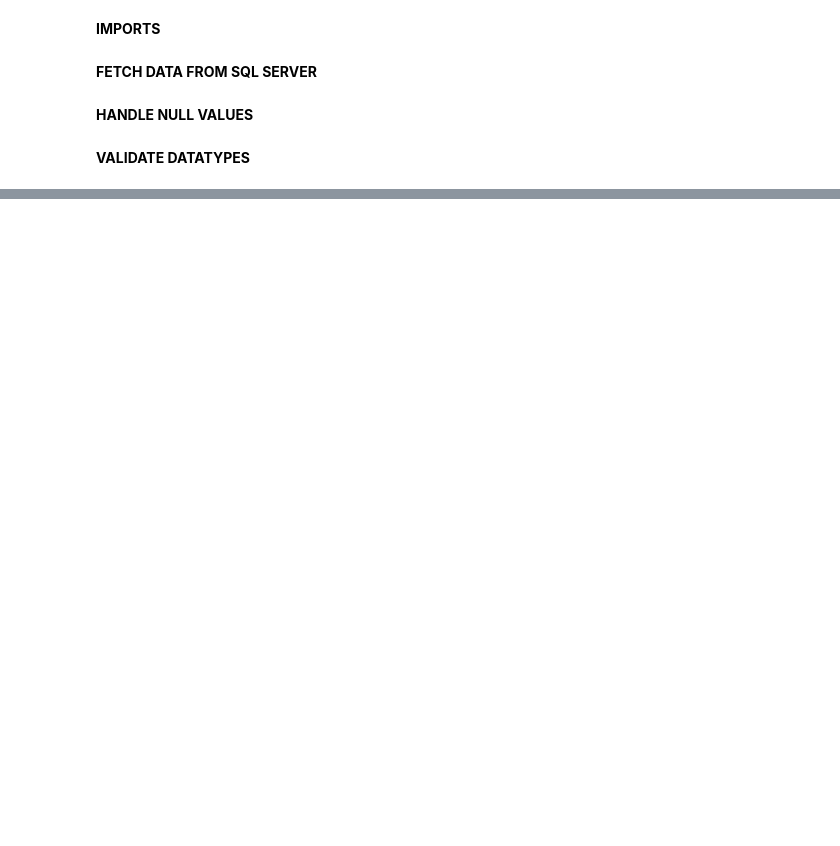
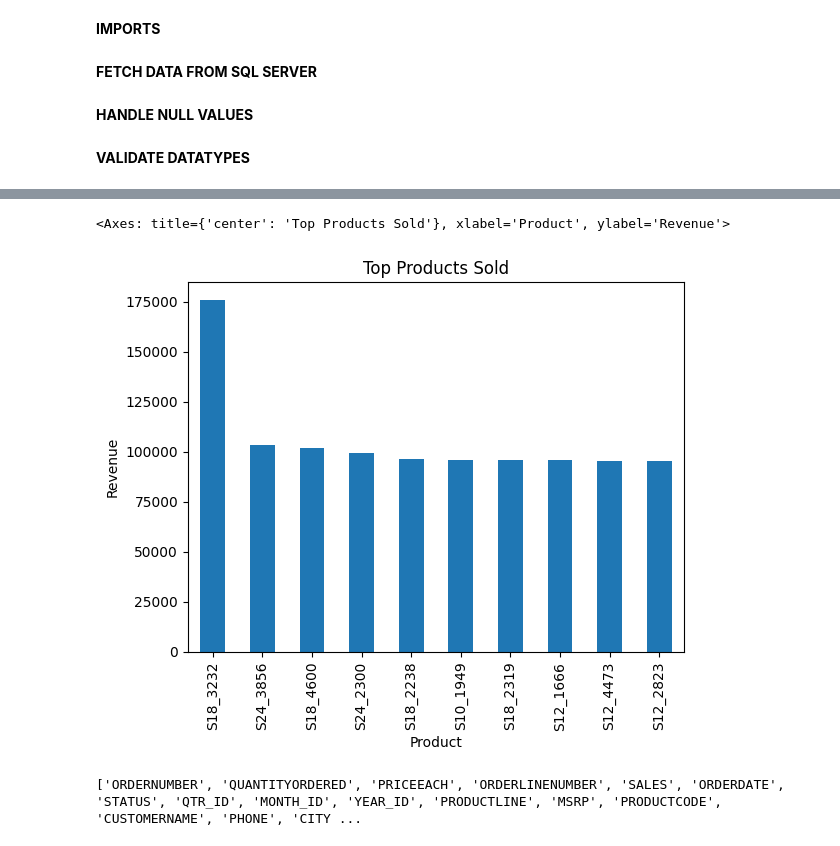
Before and after one commit to muneebsaddal/Sample-Sales-Data-Analysis, a Jupyter notebook: python/python_analysis.ipynb, the cells around one changed output, grey strips where cells are left out. Cells and saved outputs as stored; diff of their text form; code cells hidden in the pictures; blank space fills up the shorter version.

```diff
--- a/python/python_analysis.ipynb
+++ b/python/python_analysis.ipynb
@@ -46,0 +75,13 @@ df["ORDERDATE"] = pd.to_datetime(df["ORDERDATE"])
+# %%
+'''
+BAR CHART FOR TOP 10 PRODUCTS BY SALE
+'''
+product_revenue = df.groupby('PRODUCTCODE')['REVENUE'].sum().sort_values(ascending=False).head(10)
+product_revenue.plot(kind='bar', title="Top Products Sold", xlabel='Product', ylabel='Revenue')
+# %% [output]
+<Axes: title={'center': 'Top Products Sold'}, xlabel='Product', ylabel='Revenue'>
+[figure, added]
+# %%
+print(df.columns.tolist())
+# %% [output]
+['ORDERNUMBER', 'QUANTITYORDERED', 'PRICEEACH', 'ORDERLINENUMBER', 'SALES', 'ORDERDATE', 'STATUS', 'QTR_ID', 'MONTH_ID', 'YEAR_ID', 'PRODUCTLINE', 'MSRP', 'PRODUCTCODE', 'CUSTOMERNAME', 'PHONE', 'CITY ...
```
Also changed, not shown: parts of 9 cells of this notebook.
